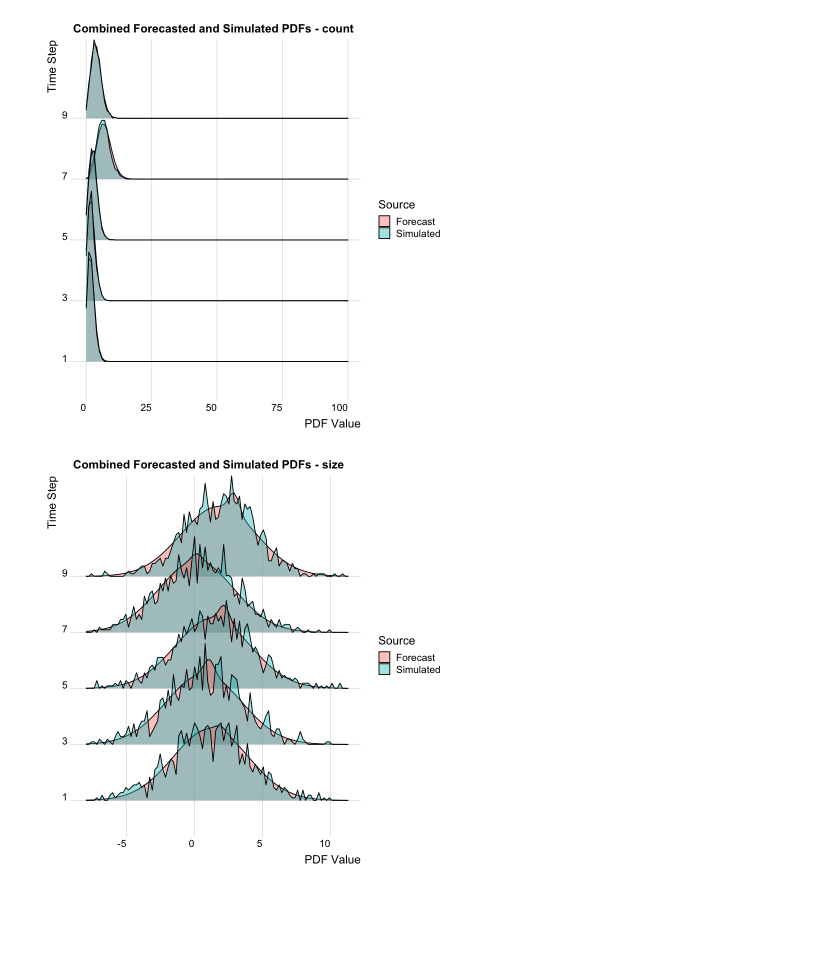
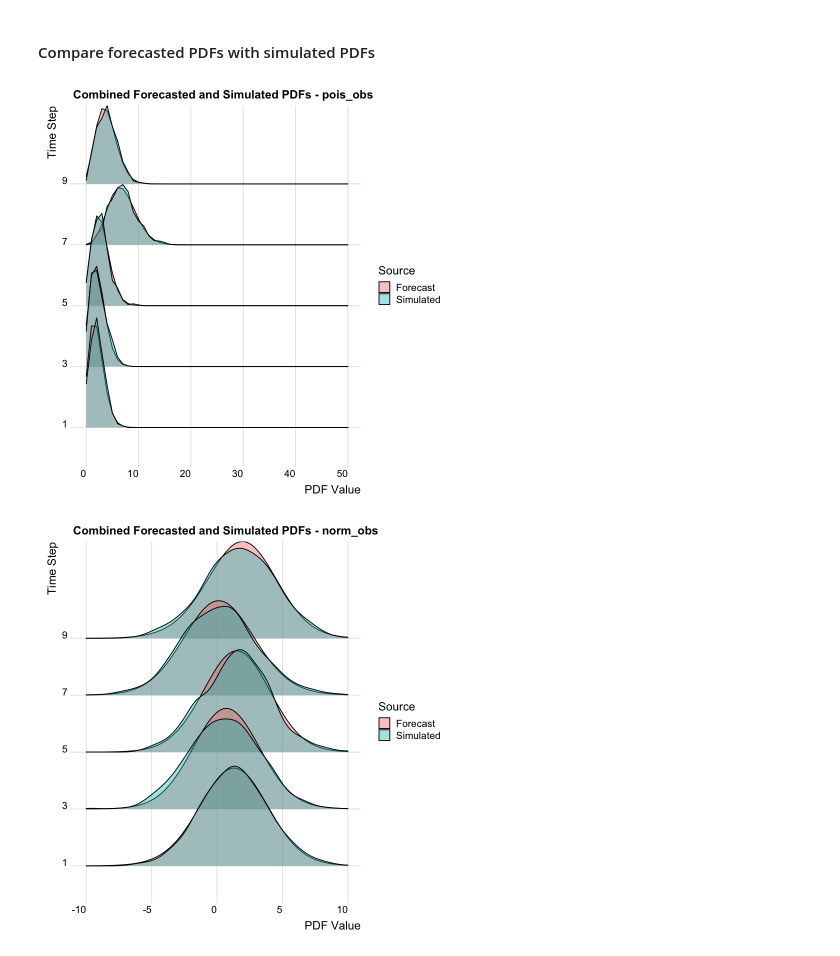
Before and after one commit to TheoMichelot/hmmTMB, a Jupyter notebook: inst/devel/forecast_example.ipynb, the cells around one changed output. Saved outputs shown, nothing was run; the diff lists cells and outputs as text; code cells hidden in the pictures; blank space fills up the shorter version.

```diff
--- a/inst/devel/forecast_example.ipynb
+++ b/inst/devel/forecast_example.ipynb
@@ -180,21 +278,22 @@ fc = Forecast$new(
 # %%
-n_steps <- nrow(fc$forecast_data)
+n_steps <- nrow(forecasts$forecast_data())
 plot_steps <- seq(1, n_steps, by = 2)
 
-for (dimension in fc$observation_vars) {
+obs_vars <- colnames(mod$obs()$obs_var())
+for (obs in obs_vars) {
   # Prepare data for ridge plot
   ridge_data <- data.frame(
     x = rep(
-      fc$x_vals[[dimension]],
+      forecasts$eval_range()[[obs]],
       times = length(plot_steps)
     ),
-    y = as.vector(fc$forecasted_pdfs[[dimension]][ , plot_steps]),
-    time = factor(rep(plot_steps, each = length(fc$x_vals[[dimension]])))
+    y = as.vector(forecasts$forecast_dists()[[obs]][ , plot_steps]),
+    time = factor(rep(plot_steps, each = length(forecasts$eval_range()[[obs]])))
   )
 
   print(ggplot(ridge_data, aes(x = x, y = time, height = y, group = time)) +
     geom_density_ridges(stat = "identity", position = "identity") +
-    labs(x = "PDF Value", y = "Time Step", title = paste("Forecasted PDF over Time -", dimension)) +
+    labs(x = "PDF Value", y = "Time Step", title = paste("Forecasted PDF over Time -", obs)) +
     theme_ridges() +
     theme(axis.text.x = element_text(angle = 0, hjust = 1)))
 }
@@ -206,10 +306,7 @@ for (dimension in fc$observation_vars) {
 Create 1000 simulations of the true model using the ending state and the same covariates used in forecasting.
 # %%
-emission_vars <- fc$observation_vars
-forecasts <- fc$forecast_data
-n_dimensions <- length(emission_vars)
+n_dimensions <- length(obs_vars)
 n_simulations <- 1000
-n_steps <- nrow(forecasts)
 
 # Get last hidden state
 true_last_state <- tail(attr(true_mod$obs()$data(), "state"), 1) # last state
@@ -217,20 +314,19 @@ true_last_state <- tail(attr(true_mod$obs()$data(), "state"), 1) # last state
 last_tpm <- true_mod$hid()$tpm(nrow(true_mod$obs()$data()))[, , 1]
 
 # Update delta0 to use distribution of first forecasted state
-# TODO: Allow for first distribution to be stationary or custom
 true_mod$hid()$update_delta0(last_tpm[true_last_state, ])
 
 # Initialize a named list of 2D arrays to store the simulation results
 simulated_data <- list()
-for (dimension in emission_vars) {
-  simulated_data[[dimension]] <- array(NA, dim = c(n_simulations, n_steps))
+for (obs in obs_vars) {
+  simulated_data[[obs]] <- array(NA, dim = c(n_simulations, n_steps))
 }
 
 # Simulate data and store it in the array
 for (i in 1:n_simulations) {
-  sim <- true_mod$simulate(n = n_steps, data = forecasts, silent = TRUE)
+  sim <- true_mod$simulate(n = n_steps, data = forecast_data, silent = TRUE)
 
-  for (dimension in emission_vars) {
+  for (dimension in obs_vars) {
     # Get the simulated data for the current dimension
     simulated_data[[dimension]][i, ] <- sim[[dimension]]
   }
@@ -297,39 +400,41 @@ A matrix: 5 × 5 of type dbl
+# %% [markdown]
+#### Compare forecasted PDFs with simulated PDFs
 # %%
 # Define the number of steps and the dimension to plot
-n_steps <- nrow(forecasts)
+n_steps <- nrow(forecasts$forecast_data())
 plot_steps <- seq(1, n_steps, by = 2)  # Plot every second step for clarity
 
-for (dimension in emission_vars) {
+for (dimension in obs_vars) {
   # Get forecasted PDFs and simulated PDFs
-  x_vals <- fc$x_vals[[dimension]]
-  forecast_pdfs <- fc$forecasted_pdfs[[dimension]]
+  eval_range <- forecasts$eval_range()[[dimension]]
+  forecast_pdfs <- forecasts$forecast_dists()[[dimension]]
   simulated_pdfs_dim <- simulated_pdfs[[dimension]]
 
   # Prepare data for ridge plot
   ridge_data <- data.frame(
-    x = rep(x_vals, times = length(plot_steps) * 2),
+    x = rep(eval_range, times = length(plot_steps) * 2),
     y = c(
       as.vector(forecast_pdfs[, plot_steps]),
       as.vector(simulated_pdfs_dim[, plot_steps])
     ),
-    time = factor(rep(plot_steps, each = length(x_vals))),
-    source = rep(c("Forecast", "Simulated"), each = length(x_vals) * length(plot_steps))
+    time = factor(rep(plot_steps, each = length(eval_range))),
+    source = rep(c("Forecast", "Simulated"), each = length(eval_range) * length(plot_steps))
   )
 
   # Create the ridge plot
   print(
     ggplot(ridge_data, aes(x = x, y = time, height = y, group = interaction(time, source), fill = source)) +
       geom_density_ridges(stat = "identity", position = "identity", alpha = 0.4) +
       labs(
         x = "PDF Value",
         y = "Time Step",
         title = paste("Combined Forecasted and Simulated PDFs -", dimension),
         fill = "Source"
       ) +
       theme_ridges() +
       theme(axis.text.x = element_text(angle = 0, hjust = 1))
   )
 }
 # %% [output]
-[figure, old version]
+[figure, new version]
-[figure, old version]
+[figure, new version]
```
Also changed, not shown: parts of 28 cells of this notebook, 9 other files.
